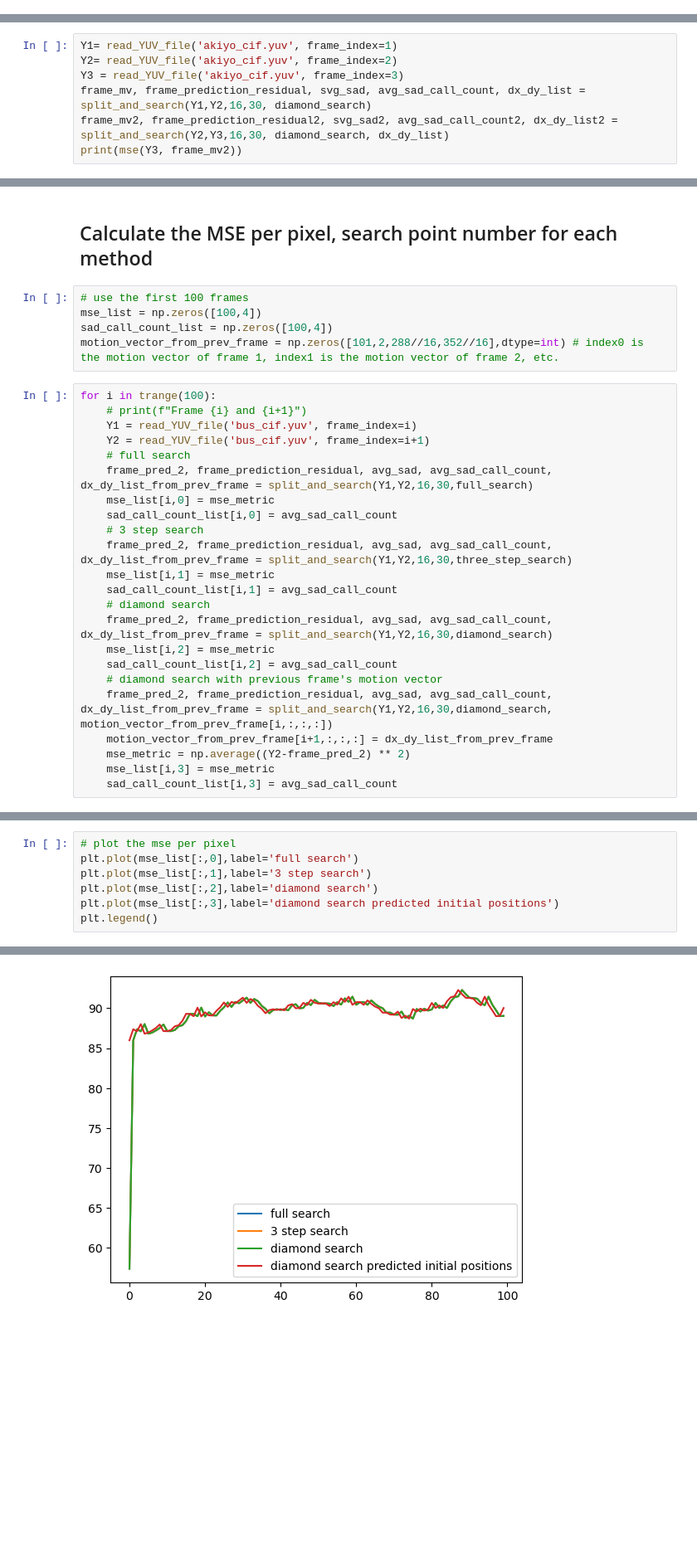
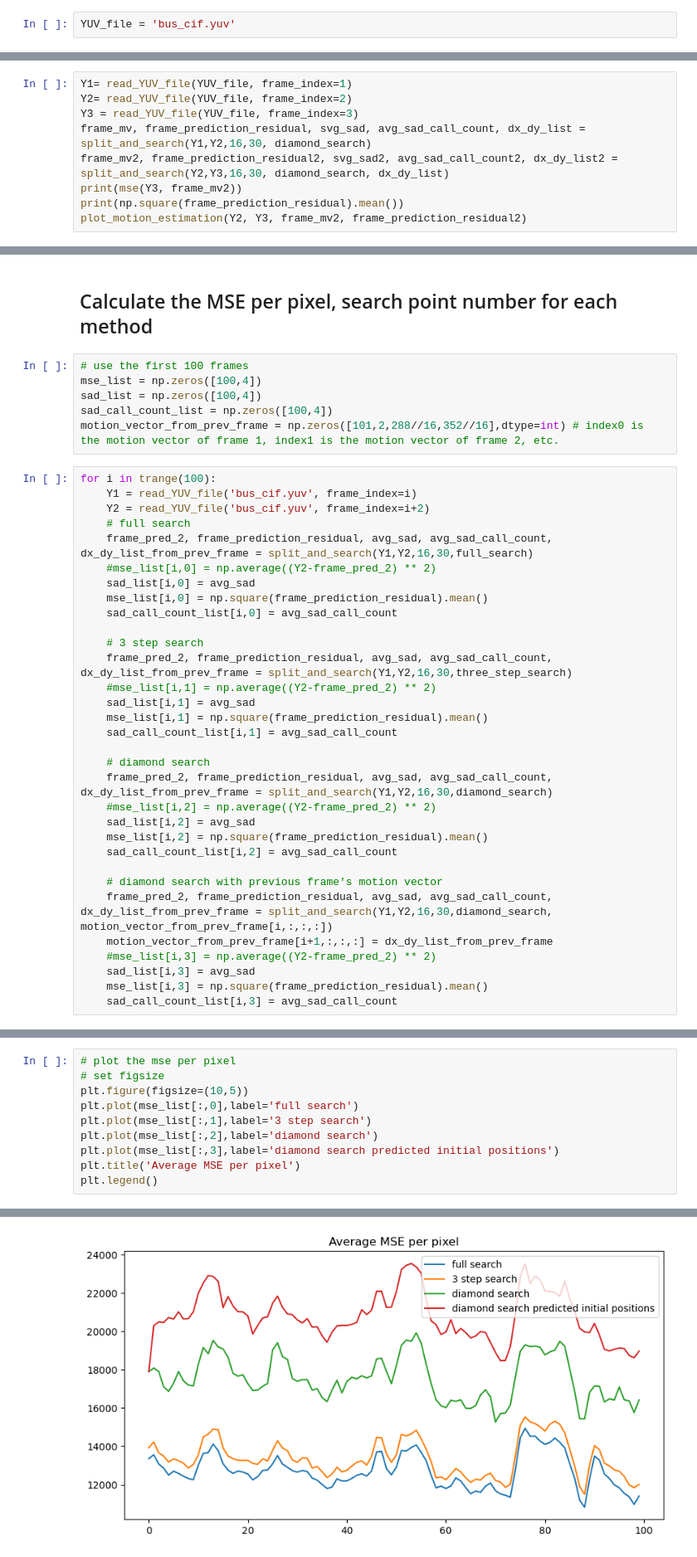
Before and after one commit to sparkcyf/SUSTech_EEE5347_Image-Video-Compression-and-Network-Communication, a Jupyter notebook: hw5/motion-estimation.ipynb, the cells around one changed output, grey strips where cells are left out. Shown at 83% size. Saved outputs shown, nothing was run; the diff lists cells and outputs as text; blank space fills up the shorter version.

```diff
--- a/hw5/motion-estimation.ipynb
+++ b/hw5/motion-estimation.ipynb
@@ -342,3 +342,5 @@ def plot_frame_mv(frame_mv, Y1, Y2):
 # %%
 def mse(frame1, frame2):
     return np.mean((frame1 - frame2) ** 2)
+# %%
+YUV_file = 'bus_cif.yuv'
@@ -366,8 +388,10 @@ print(mse(Y2, frame_mv))
 # %%
-Y1= read_YUV_file('akiyo_cif.yuv', frame_index=1)
-Y2= read_YUV_file('akiyo_cif.yuv', frame_index=2)
-Y3 = read_YUV_file('akiyo_cif.yuv', frame_index=3)
+Y1= read_YUV_file(YUV_file, frame_index=1)
+Y2= read_YUV_file(YUV_file, frame_index=2)
+Y3 = read_YUV_file(YUV_file, frame_index=3)
 frame_mv, frame_prediction_residual, svg_sad, avg_sad_call_count, dx_dy_list = split_and_search(Y1,Y2,16,30, diamond_search)
 frame_mv2, frame_prediction_residual2, svg_sad2, avg_sad_call_count2, dx_dy_list2 = split_and_search(Y2,Y3,16,30, diamond_search, dx_dy_list)
 print(mse(Y3, frame_mv2))
+print(np.square(frame_prediction_residual).mean())
+plot_motion_estimation(Y2, Y3, frame_mv2, frame_prediction_residual2)
 # %% [output]
@@ -381,28 +403,38 @@ plot_frame_mv(frame_mv, Y1, Y2)
 # %%
 # use the first 100 frames
 mse_list = np.zeros([100,4])
+sad_list = np.zeros([100,4])
 sad_call_count_list = np.zeros([100,4])
 motion_vector_from_prev_frame = np.zeros([101,2,288//16,352//16],dtype=int) # index0 is the motion vector of frame 1, index1 is the motion vector of frame 2, etc.
 # %%
 for i in trange(100):
-    # print(f"Frame {i} and {i+1}")
     Y1 = read_YUV_file('bus_cif.yuv', frame_index=i)
-    Y2 = read_YUV_file('bus_cif.yuv', frame_index=i+1)
+    Y2 = read_YUV_file('bus_cif.yuv', frame_index=i+2)
     # full search
     frame_pred_2, frame_prediction_residual, avg_sad, avg_sad_call_count, dx_dy_list_from_prev_frame = split_and_search(Y1,Y2,16,30,full_search)
-    mse_list[i,0] = mse_metric
+    #mse_list[i,0] = np.average((Y2-frame_pred_2) ** 2)
+    sad_list[i,0] = avg_sad
+    mse_list[i,0] = np.square(frame_prediction_residual).mean()
     sad_call_count_list[i,0] = avg_sad_call_count
+
     # 3 step search
     frame_pred_2, frame_prediction_residual, avg_sad, avg_sad_call_count, dx_dy_list_from_prev_frame = split_and_search(Y1,Y2,16,30,three_step_search)
-    mse_list[i,1] = mse_metric
+    #mse_list[i,1] = np.average((Y2-frame_pred_2) ** 2)
+    sad_list[i,1] = avg_sad
+    mse_list[i,1] = np.square(frame_prediction_residual).mean()
     sad_call_count_list[i,1] = avg_sad_call_count
+
     # diamond search
     frame_pred_2, frame_prediction_residual, avg_sad, avg_sad_call_count, dx_dy_list_from_prev_frame = split_and_search(Y1,Y2,16,30,diamond_search)
-    mse_list[i,2] = mse_metric
+    #mse_list[i,2] = np.average((Y2-frame_pred_2) ** 2)
+    sad_list[i,2] = avg_sad
+    mse_list[i,2] = np.square(frame_prediction_residual).mean()
     sad_call_count_list[i,2] = avg_sad_call_count
+
     # diamond search with previous frame's motion vector
     frame_pred_2, frame_prediction_residual, avg_sad, avg_sad_call_count, dx_dy_list_from_prev_frame = split_and_search(Y1,Y2,16,30,diamond_search, motion_vector_from_prev_frame[i,:,:,:])
     motion_vector_from_prev_frame[i+1,:,:,:] = dx_dy_list_from_prev_frame
-    mse_metric = np.average((Y2-frame_pred_2) ** 2)
-    mse_list[i,3] = mse_metric
+    #mse_list[i,3] = np.average((Y2-frame_pred_2) ** 2)
+    sad_list[i,3] = avg_sad
+    mse_list[i,3] = np.square(frame_prediction_residual).mean()
     sad_call_count_list[i,3] = avg_sad_call_count
@@ -409,10 +474,13 @@ for i in trange(100):
 # %%
 # plot the mse per pixel
+# set figsize
+plt.figure(figsize=(10,5))
 plt.plot(mse_list[:,0],label='full search')
 plt.plot(mse_list[:,1],label='3 step search')
 plt.plot(mse_list[:,2],label='diamond search')
 plt.plot(mse_list[:,3],label='diamond search predicted initial positions')
+plt.title('Average MSE per pixel')
 plt.legend()
 # %% [output]
 <matplotlib.legend.Legend at 0x...>
-[figure, old version]
+[figure, new version]
```
Also changed, not shown: parts of 22 cells of this notebook.
